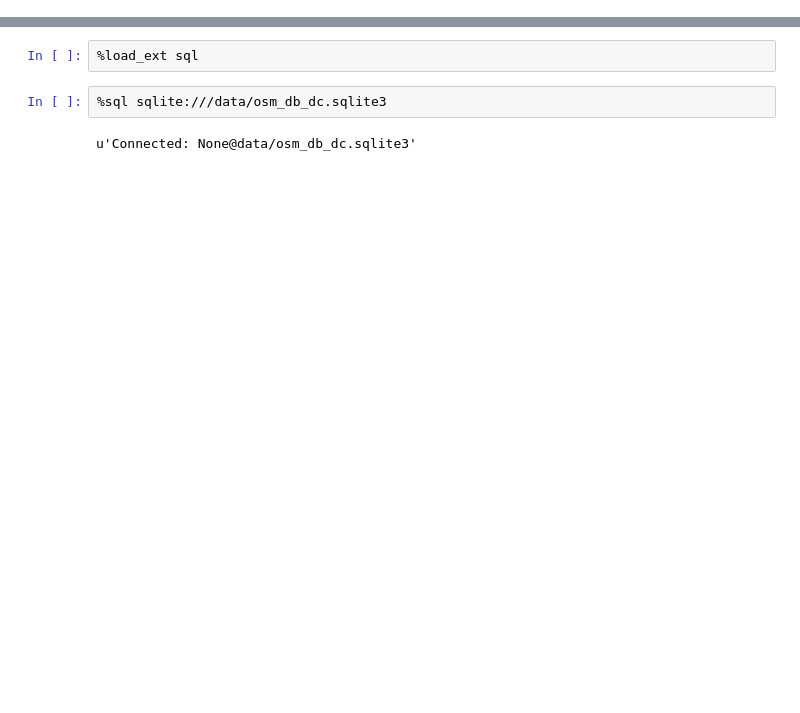
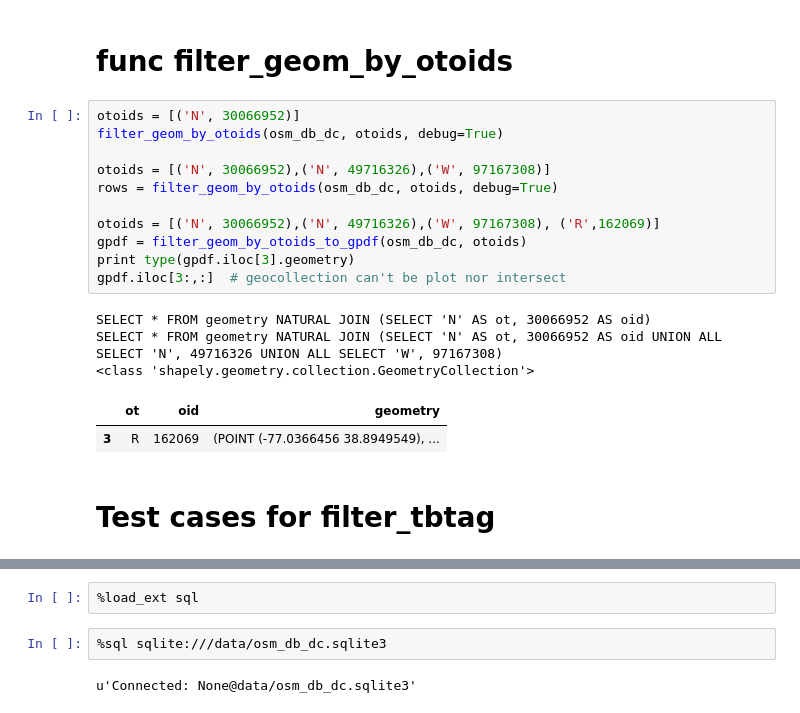
Before and after one commit to JHWu92/Cycling_safety, a Jupyter notebook: open_data_analysis/developing osmdbfilter.ipynb, the cells around one changed output, grey strips where cells are left out. Cells and saved outputs as stored; diff of their text form; blank space fills up the shorter version.

Commit message:
develop osmdb_filter

```diff
--- a/open_data_analysis/developing osmdbfilter.ipynb
+++ b/open_data_analysis/developing osmdbfilter.ipynb
@@ -114,0 +23,21 @@ key = traffic_signals value: [u'signal']
+# %% [markdown]
+# func filter_geom_by_otoids
+# %%
+otoids = [('N', 30066952)]
+filter_geom_by_otoids(osm_db_dc, otoids, debug=True)
+
+otoids = [('N', 30066952),('N', 49716326),('W', 97167308)]
+rows = filter_geom_by_otoids(osm_db_dc, otoids, debug=True)
+
+otoids = [('N', 30066952),('N', 49716326),('W', 97167308), ('R',162069)]
+gpdf = filter_geom_by_otoids_to_gpdf(osm_db_dc, otoids)
+print type(gpdf.iloc[3].geometry)
+gpdf.iloc[3:,:]  # geocollection can't be plot nor intersect
+# %% [output]
+SELECT * FROM geometry NATURAL JOIN (SELECT 'N' AS ot, 30066952 AS oid)
+SELECT * FROM geometry NATURAL JOIN (SELECT 'N' AS ot, 30066952 AS oid UNION ALL SELECT 'N', 49716326 UNION ALL SELECT 'W', 97167308)
+<class 'shapely.geometry.collection.GeometryCollection'>
+|  | ot | oid | geometry |
+| 3 | R | 162069 | (POINT (-77.0366456 38.8949549), ... |
+# %% [markdown]
+# Test cases for filter_tbtag
```
Also changed, not shown: parts of 18 cells of this notebook, 1 other file.
